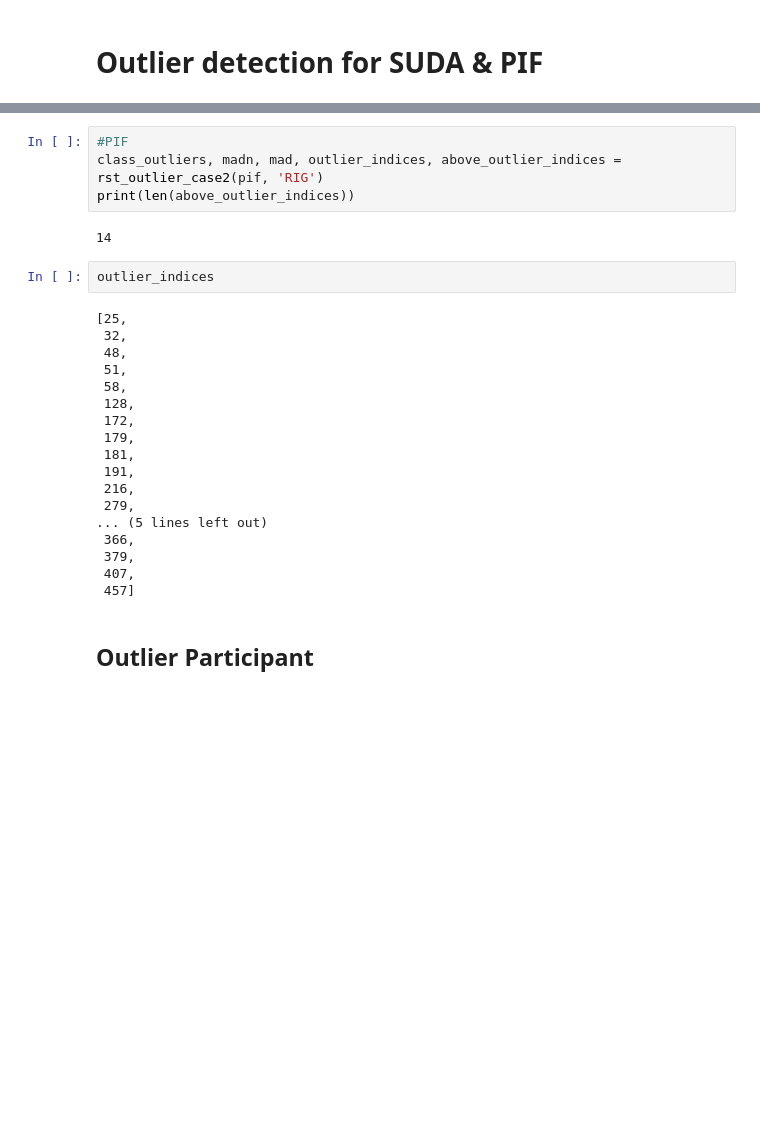
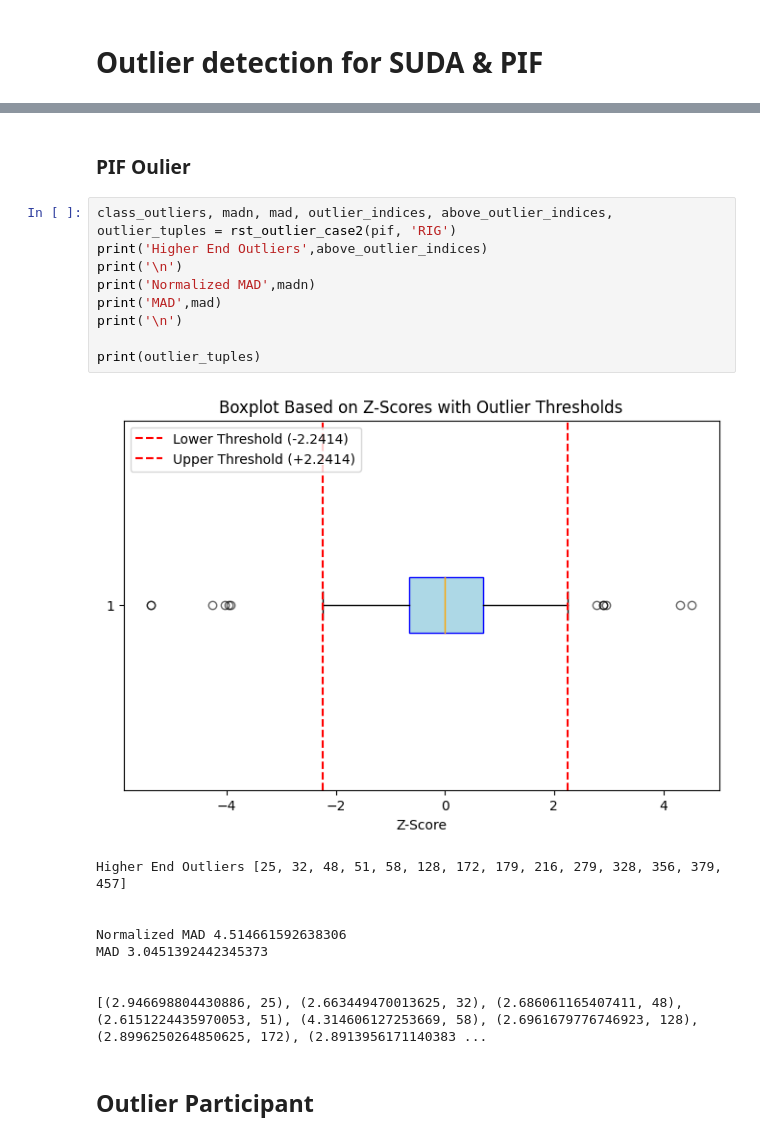
Before and after one commit to EmiKib/MetaprivBIDS-Assessment, a Jupyter notebook: Dallas-Lifespan-Brain-Study-ds004856/DALLAS_ds004856.ipynb, the cells around one changed output, grey strips where cells are left out. Cells and saved outputs as stored; diff of their text form; blank space fills up the shorter version.

```diff
--- a/Dallas-Lifespan-Brain-Study-ds004856/DALLAS_ds004856.ipynb
+++ b/Dallas-Lifespan-Brain-Study-ds004856/DALLAS_ds004856.ipynb
@@ -160,29 +174,24 @@ print(len(above_outlier_indices))
+# %% [markdown]
+### PIF Oulier
 # %%
-#PIF
-class_outliers, madn, mad, outlier_indices, above_outlier_indices = rst_outlier_case2(pif, 'RIG')
-print(len(above_outlier_indices))
+class_outliers, madn, mad, outlier_indices, above_outlier_indices, outlier_tuples = rst_outlier_case2(pif, 'RIG')
+print('Higher End Outliers',above_outlier_indices)
+print('\n')
+print('Normalized MAD',madn)
+print('MAD',mad)
+print('\n')
+
+print(outlier_tuples)
 # %% [output]
+[figure, added]
-14
+Higher End Outliers [25, 32, 48, 51, 58, 128, 172, 179, 216, 279, 328, 356, 379, 457]
+
+
+Normalized MAD 4.514661592638306
+MAD 3.0451392442345373
+
+
+[(2.946698804430886, 25), (2.663449470013625, 32), (2.686061165407411, 48), (2.6151224435970053, 51), (4.314606127253669, 58), (2.6961679776746923, 128), (2.8996250264850625, 172), (2.8913956171140383 ...
-# %%
-outlier_indices
-# %% [output]
-[25,
- 32,
- 48,
- 51,
- 58,
- 128,
- 172,
- 179,
- 181,
- 191,
- 216,
- 279,
-... (5 lines left out)
- 366,
- 379,
- 407,
- 457]
 # %% [markdown]
 ## Outlier Participant
 # %%
```
Also changed, not shown: parts of 3 cells of this notebook, 1 other file.
